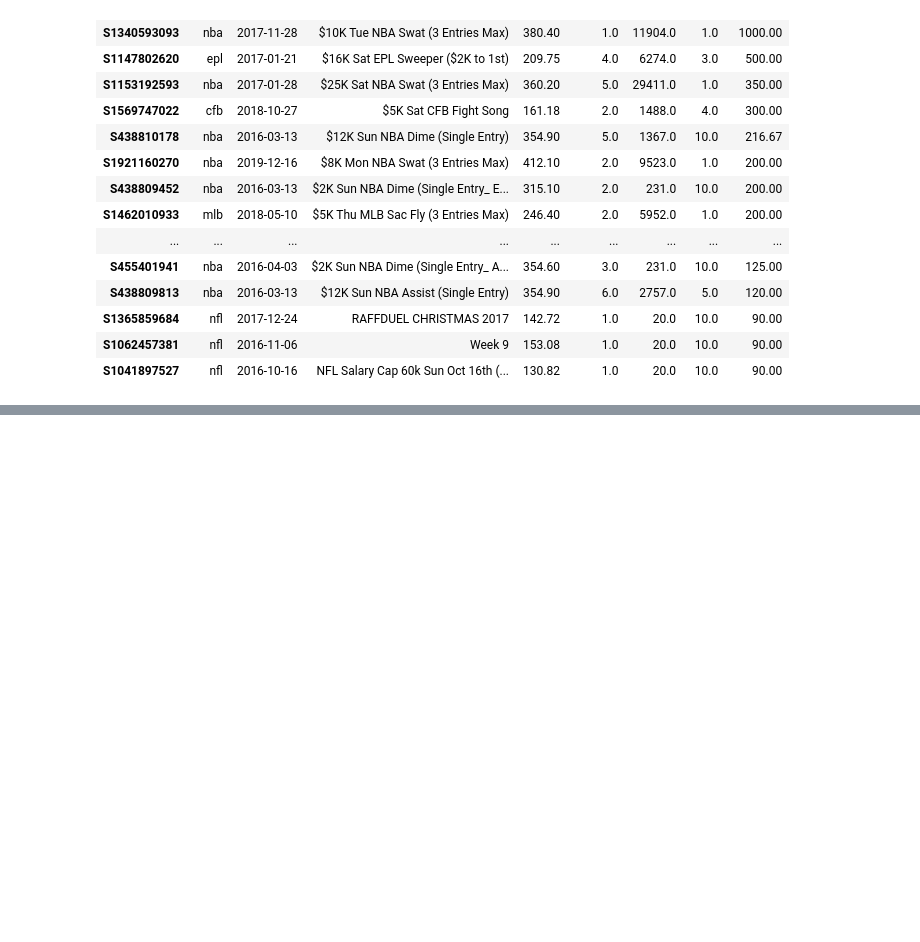
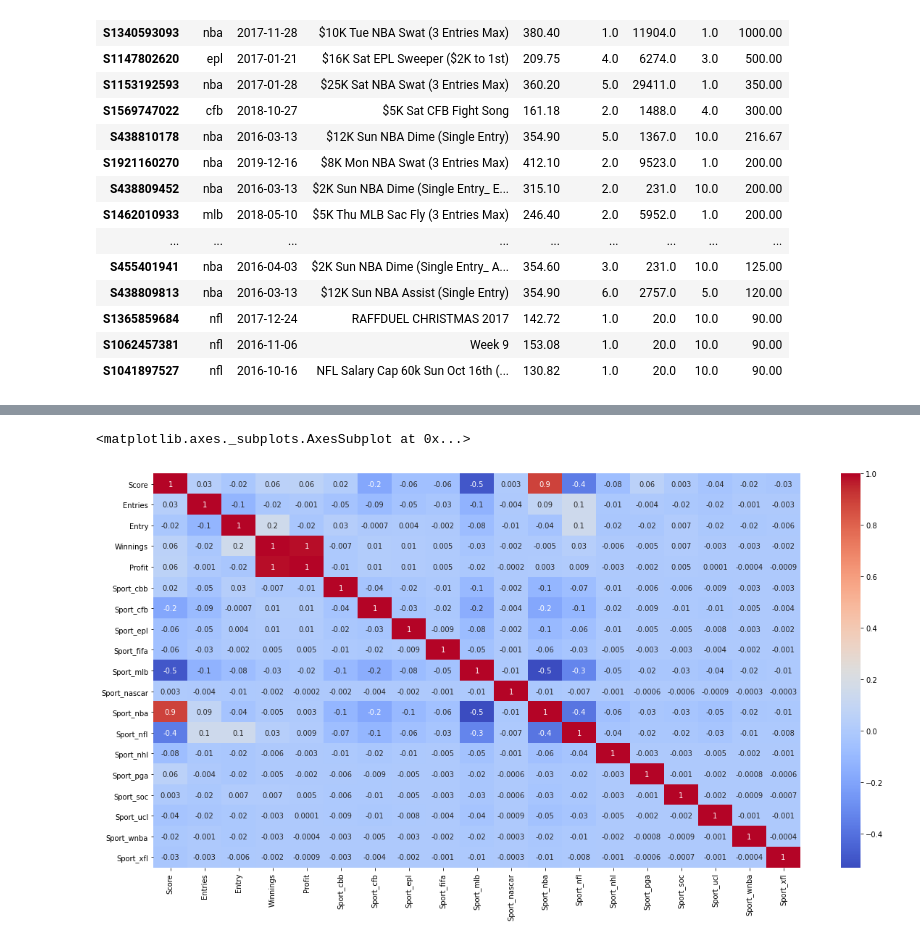
Before and after one commit to triolinho/verbose-octo-sniffle, a Jupyter notebook: fanduel_notebook.ipynb, the cells around one changed output, grey strips where cells are left out. Saved outputs shown, nothing was run; the diff lists cells and outputs as text; code cells hidden in the pictures; blank space fills up the shorter version.

Commit message:
created correlation heatmap

```diff
--- a/fanduel_notebook.ipynb
+++ b/fanduel_notebook.ipynb
@@ -281,3 +281,5 @@ fd_df.sort_values(by='Winnings', ascending=False).head(20)
 | S1365859684 | nfl | 2017-12-24 | RAFFDUEL CHRISTMAS 2017 | 142.72 | 1.0 | 20.0 | 10.0 | 90.00 |
 | S1062457381 | nfl | 2016-11-06 | Week 9 | 153.08 | 1.0 | 20.0 | 10.0 | 90.00 |
 | S1041897527 | nfl | 2016-10-16 | NFL Salary Cap 60k Sun Oct 16th (... | 130.82 | 1.0 | 20.0 | 10.0 | 90.00 |
+# %%
+fd_df['Profit'] = fd_df['Winnings'] - fd_df['Entry']
@@ -283,0 +327,2 @@ fd_df.sort_values(by='Winnings', ascending=False).head(20)
+# %%
+fd_df = fd_df.drop(columns=['Title', 'Position'])
@@ -283,0 +339,2 @@ fd_df.sort_values(by='Winnings', ascending=False).head(20)
+# %%
+fd_dummies = pd.get_dummies(fd_df)
@@ -283,0 +351,2 @@ fd_df.sort_values(by='Winnings', ascending=False).head(20)
+# %%
+fd_corr = fd_dummies.corr()
@@ -283,0 +362,6 @@ fd_df.sort_values(by='Winnings', ascending=False).head(20)
+# %%
+plt.figure(figsize=(20,10))
+sns.heatmap(fd_corr, annot=True, fmt='.1g', cmap= 'coolwarm')
+# %% [output]
+<matplotlib.axes._subplots.AxesSubplot at 0x...>
+[figure, added]
```
Also changed, not shown: parts of 6 cells of this notebook.
